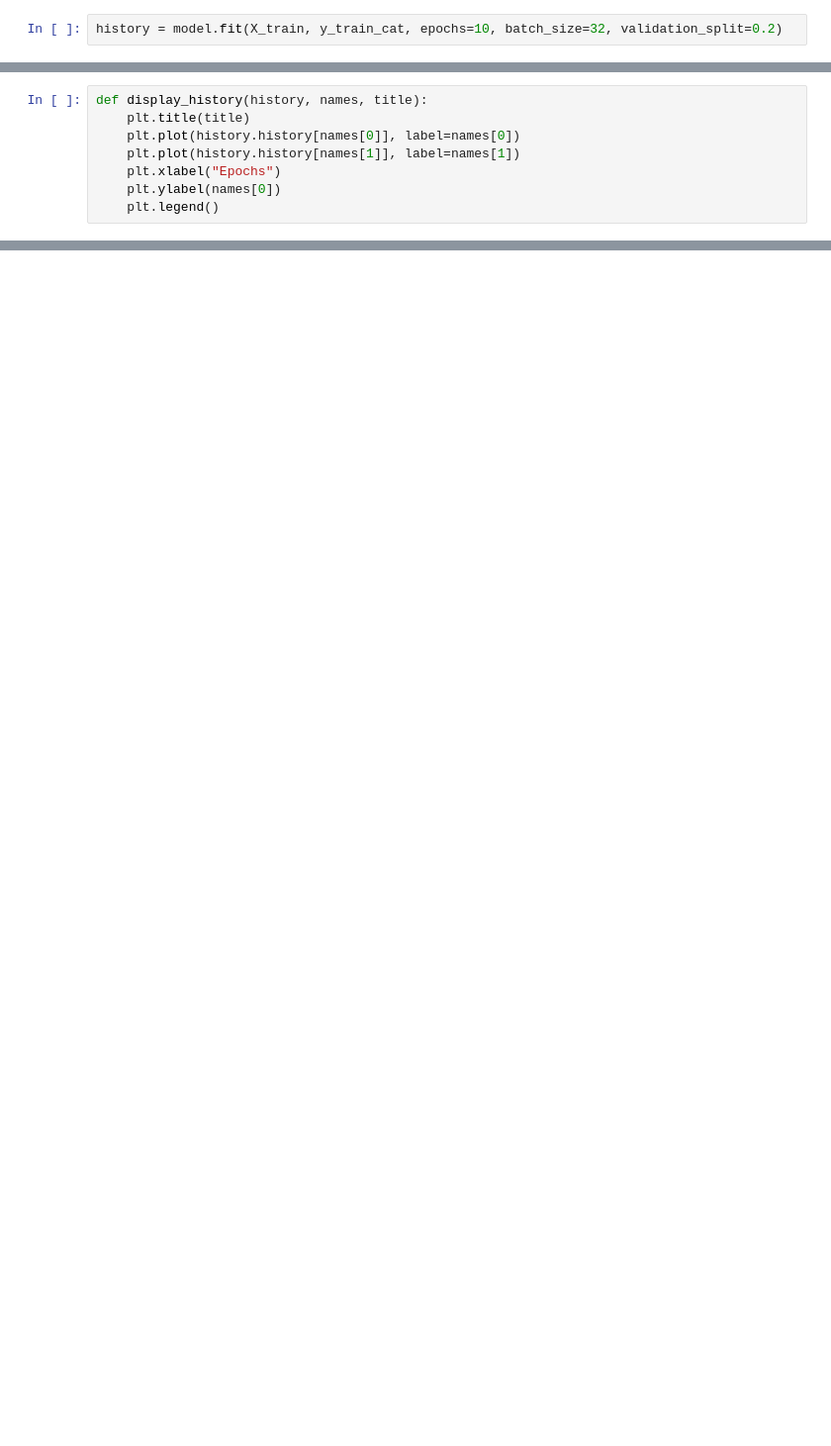
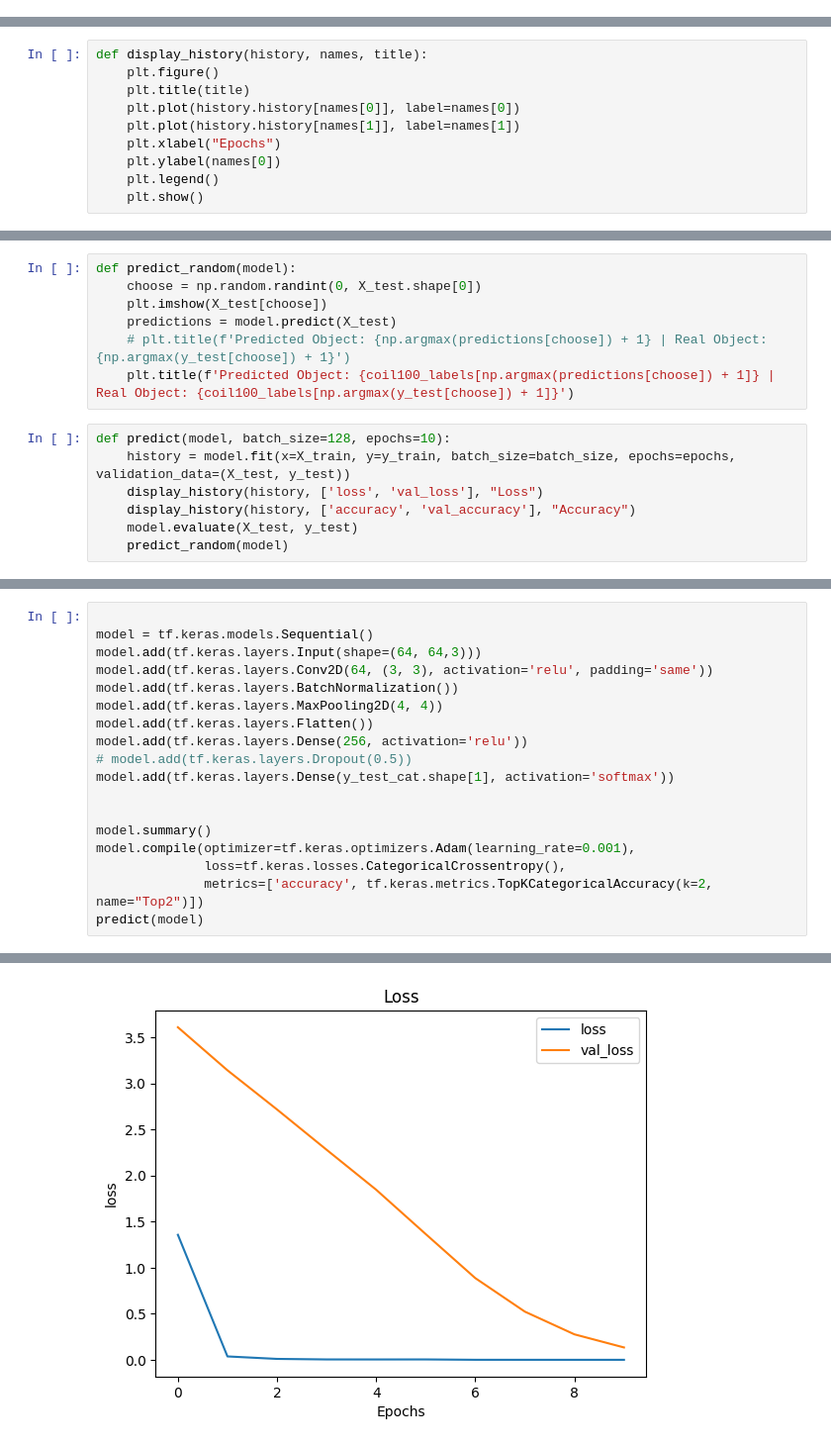
Before and after one commit to KlymentievMaksym/IntelOb, a Jupyter notebook: Lab3/Lab3.1.ipynb, the cells around one changed output, grey strips where cells are left out. Shown at 99% size. Cells and saved outputs as stored; diff of their text form; blank space fills up the shorter version.

```diff
--- a/Lab3/Lab3.1.ipynb
+++ b/Lab3/Lab3.1.ipynb
@@ -47,2 +144,0 @@ model.compile(optimizer='adam', loss='categorical_crossentropy', metrics=['accur
-# %%
-history = model.fit(X_train, y_train_cat, epochs=10, batch_size=32, validation_split=0.2)
@@ -76,8 +145,10 @@ Test accuracy: 1.00
 # %%
 def display_history(history, names, title):
+    plt.figure()
     plt.title(title)
     plt.plot(history.history[names[0]], label=names[0])
     plt.plot(history.history[names[1]], label=names[1])
     plt.xlabel("Epochs")
     plt.ylabel(names[0])
     plt.legend()
+    plt.show()
@@ -99,0 +155,14 @@ Text(0.5, 1.0, 'Predicted Object: 2 | Real Object: 2')
+# %%
+def predict_random(model):
+    choose = np.random.randint(0, X_test.shape[0])
+    plt.imshow(X_test[choose])
+    predictions = model.predict(X_test)
+    # plt.title(f'Predicted Object: {np.argmax(predictions[choose]) + 1} | Real Object: {np.argmax(y_test[choose]) + 1}')
+    plt.title(f'Predicted Object: {coil100_labels[np.argmax(predictions[choose]) + 1]} | Real Object: {coil100_labels[np.argmax(y_test[choose]) + 1]}')
+# %%
+def predict(model, batch_size=128, epochs=10):
+    history = model.fit(x=X_train, y=y_train, batch_size=batch_size, epochs=epochs, validation_data=(X_test, y_test))
+    display_history(history, ['loss', 'val_loss'], "Loss")
+    display_history(history, ['accuracy', 'val_accuracy'], "Accuracy")
+    model.evaluate(X_test, y_test)
+    predict_random(model)
@@ -99,0 +172,19 @@ Text(0.5, 1.0, 'Predicted Object: 2 | Real Object: 2')
+# %%
+
+model = tf.keras.models.Sequential()
+model.add(tf.keras.layers.Input(shape=(64, 64,3)))
+model.add(tf.keras.layers.Conv2D(64, (3, 3), activation='relu', padding='same'))
+model.add(tf.keras.layers.BatchNormalization())
+model.add(tf.keras.layers.MaxPooling2D(4, 4))
+model.add(tf.keras.layers.Flatten())
+model.add(tf.keras.layers.Dense(256, activation='relu'))
+# model.add(tf.keras.layers.Dropout(0.5))
+model.add(tf.keras.layers.Dense(y_test_cat.shape[1], activation='softmax'))
+
+
+model.summary()
+model.compile(optimizer=tf.keras.optimizers.Adam(learning_rate=0.001),
+              loss=tf.keras.losses.CategoricalCrossentropy(),
+              metrics=['accuracy', tf.keras.metrics.TopKCategoricalAccuracy(k=2, name="Top2")])
+predict(model)
+# %% [output]
@@ -99,0 +231 @@ Text(0.5, 1.0, 'Predicted Object: 2 | Real Object: 2')
+[figure, added]
```
Also changed, not shown: parts of 16 cells of this notebook, 4 other files.
